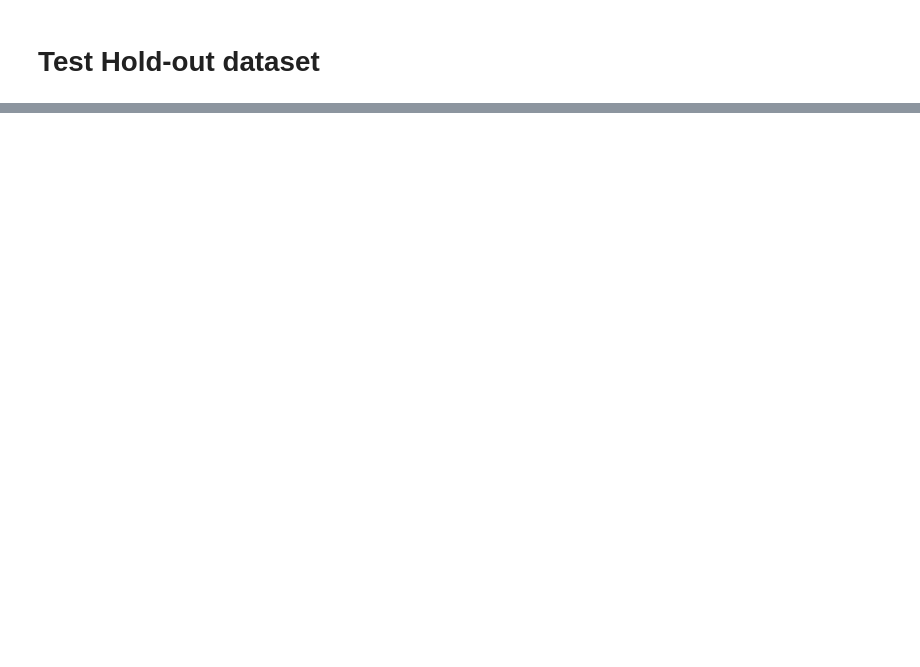
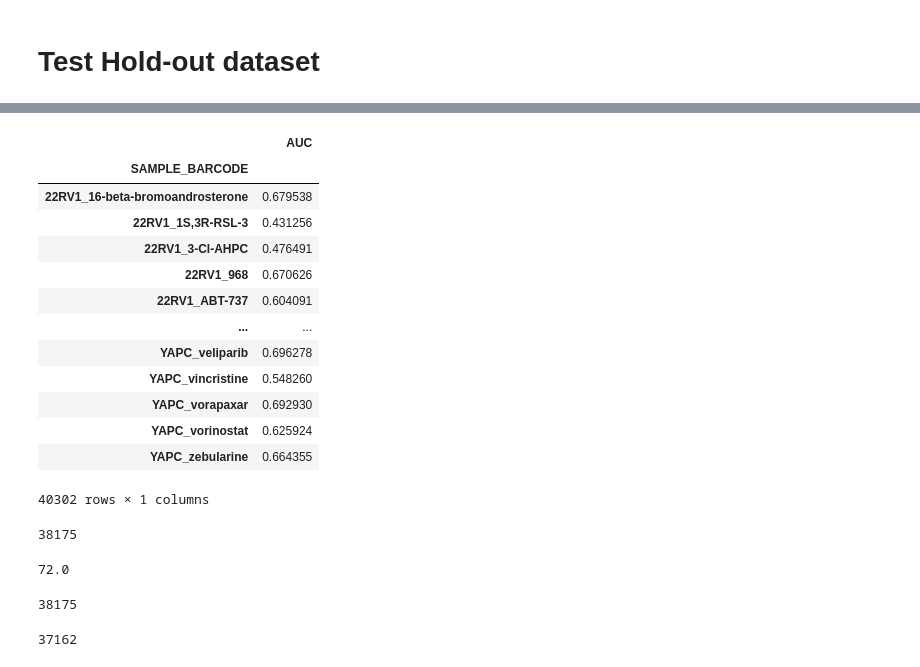
Before and after one commit to mglnbk/MGNet, a Jupyter notebook: data_handler.ipynb, the cells around one changed output, grey strips where cells are left out. Saved outputs shown, nothing was run; the diff lists cells and outputs as text; code cells hidden in the pictures; blank space fills up the shorter version.

```diff
--- a/data_handler.ipynb
+++ b/data_handler.ipynb
@@ -807,0 +814,17 @@ Epoch 3/3
+# %%
+ds.processed_experiment.groupby('SAMPLE_BARCODE').mean()
+# %% [output]
+|  | AUC |
+| SAMPLE_BARCODE |  |
+| 22RV1_16-beta-bromoandrosterone | 0.679538 |
+| 22RV1_1S,3R-RSL-3 | 0.431256 |
+| 22RV1_3-Cl-AHPC | 0.476491 |
+| 22RV1_968 | 0.670626 |
+| 22RV1_ABT-737 | 0.604091 |
+| ... | ... |
+| YAPC_veliparib | 0.696278 |
+| YAPC_vincristine | 0.548260 |
+| YAPC_vorapaxar | 0.692930 |
+| YAPC_vorinostat | 0.625924 |
+| YAPC_zebularine | 0.664355 |
+40302 rows × 1 columns
@@ -807,0 +838,16 @@ Epoch 3/3
+# %%
+len(ds.labels)
+# %% [output]
+38175
+# %%
+4608/64
+# %% [output]
+72.0
+# %%
+ds.labels.__len__()
+# %% [output]
+38175
+# %%
+len(train)
+# %% [output]
+37162
```
Also changed, not shown: parts of 15 cells of this notebook, 1 other file.
